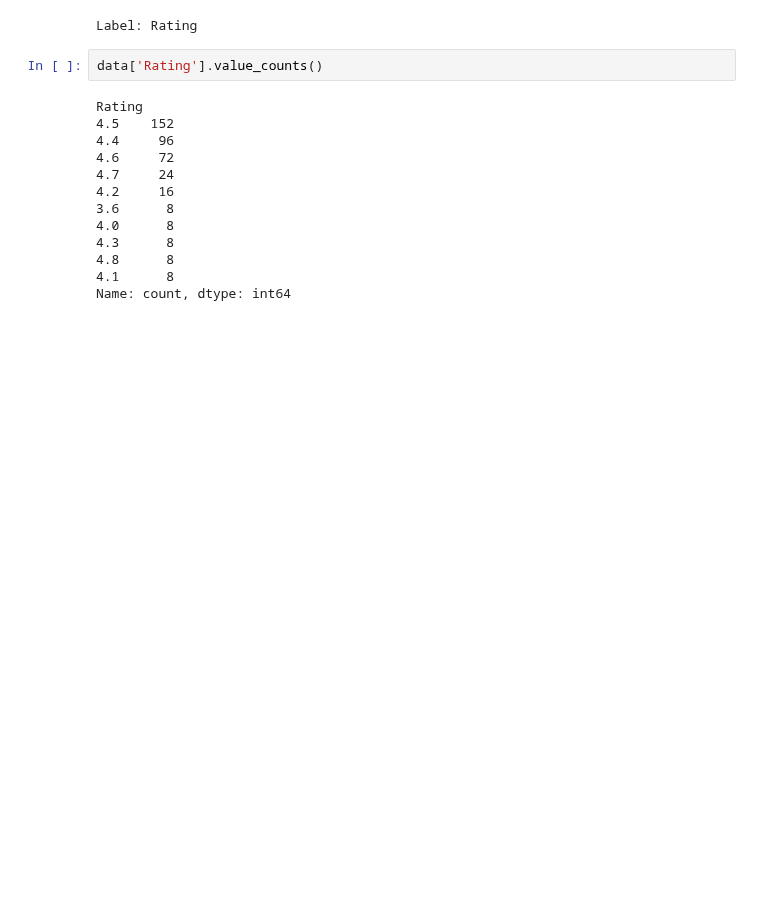
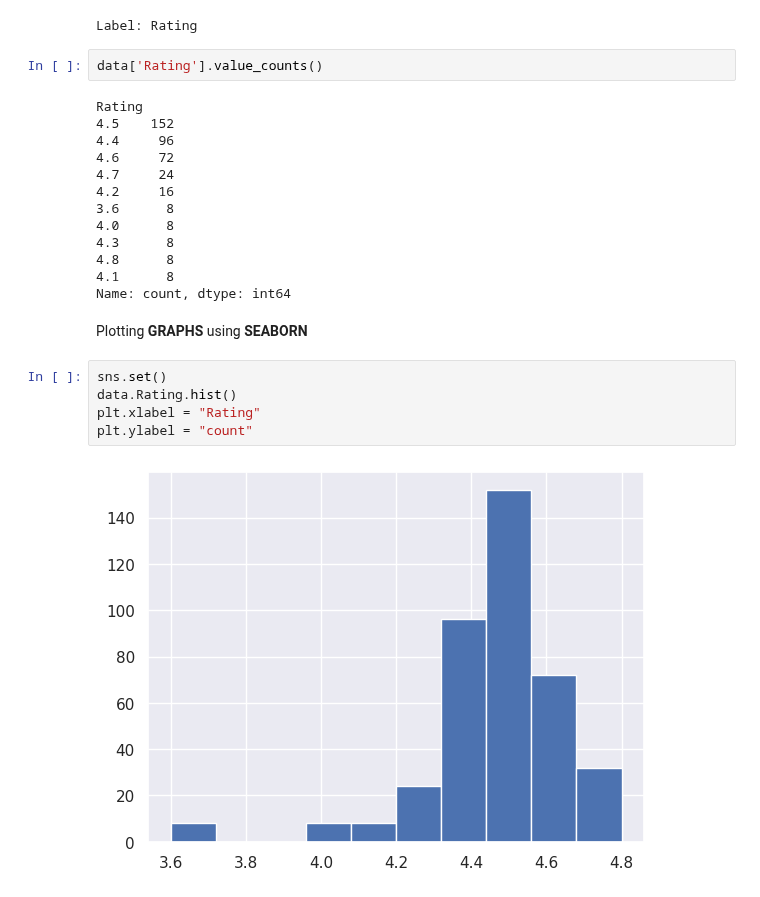
Before and after one commit to ayushi-006/Machine-Learning, a Jupyter notebook: Amazon_dataset.ipynb, the cells around one changed output. Saved outputs shown, nothing was run; the diff lists cells and outputs as text; blank space fills up the shorter version.

```diff
--- a/Amazon_dataset.ipynb
+++ b/Amazon_dataset.ipynb
@@ -46,3 +73,12 @@ Rating
 4.8      8
 4.1      8
 Name: count, dtype: int64
+# %% [markdown]
+Plotting **GRAPHS** using **SEABORN**
+# %%
+sns.set()
+data.Rating.hist()
+plt.xlabel = "Rating"
+plt.ylabel = "count"
+# %% [output]
+[figure, added]
```
Also changed, not shown: parts of 7 cells of this notebook.
